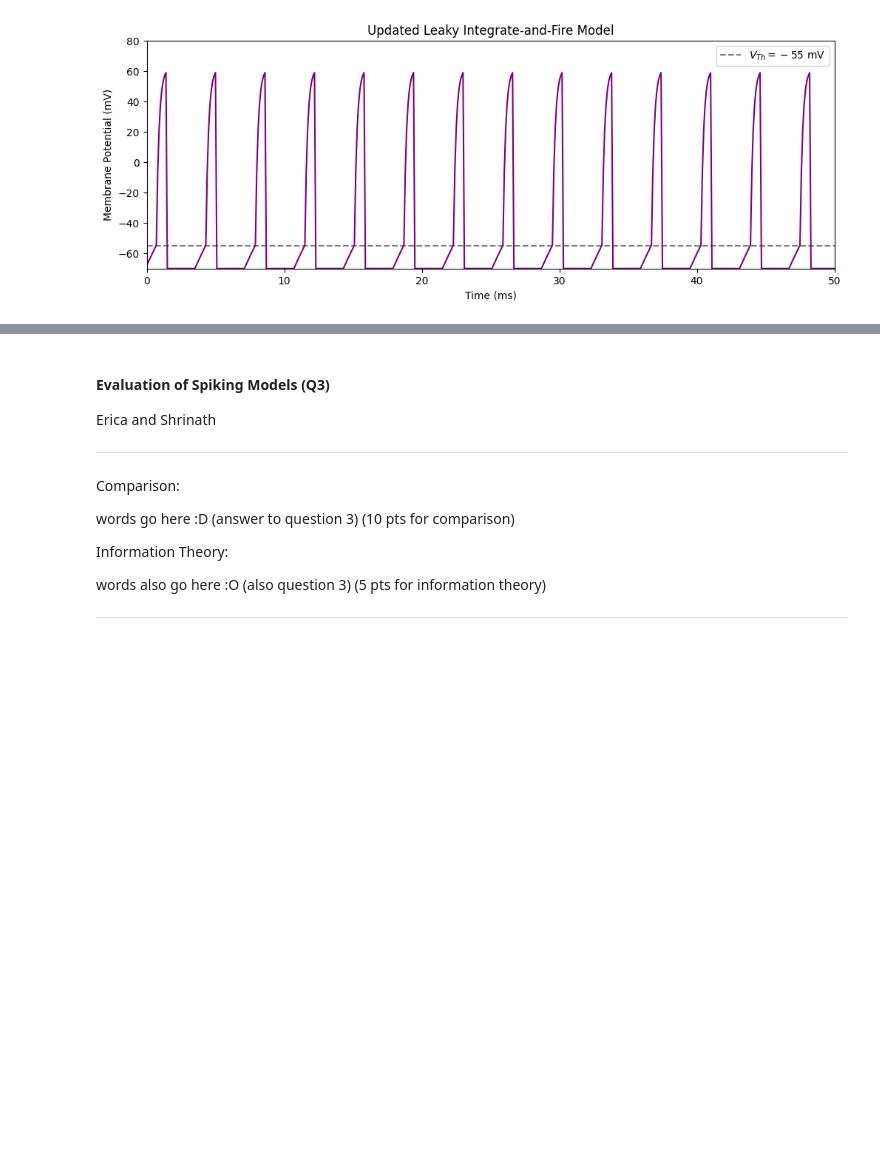
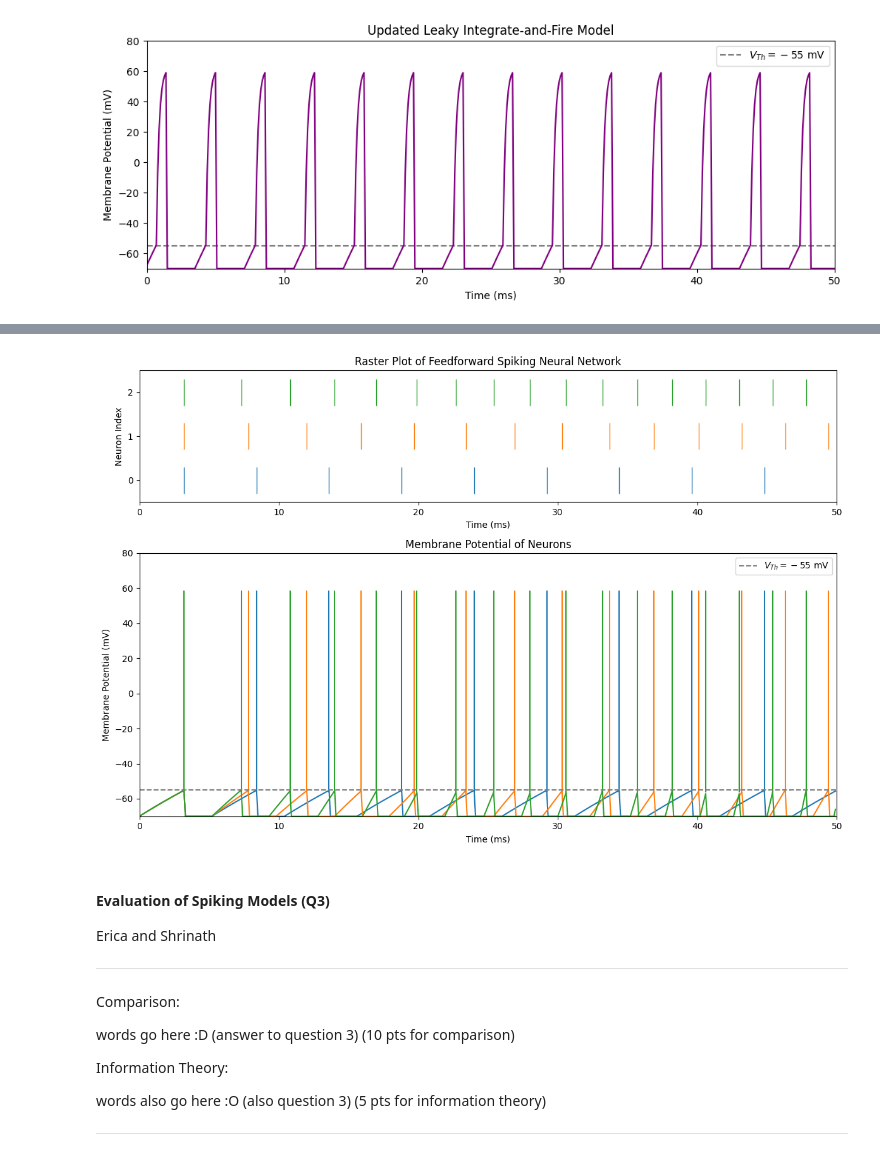
Before and after one commit to jmiller458/neur3002, a Jupyter notebook: NEUR 3002 Unit 1 Project.ipynb, the cells around one changed output, grey strips where cells are left out. Cells and saved outputs as stored; diff of their text form; code cells hidden in the pictures; blank space fills up the shorter version.

```diff
--- a/NEUR 3002 Unit 1 Project.ipynb
+++ b/NEUR 3002 Unit 1 Project.ipynb
@@ -76,15 +76,6 @@ def simulate_lif_neuron(neuron, currents, dt=0.1, duration=100):
 ampltiude = 200
 currents = np.ones(1000)*ampltiude                                                                  # 1000 * dt = 100 ms
 
-'''
-# For Madison and Pranati, this code might help as a starting point for constructing different inputs
-currents = np.zeros(1000)
-for i in range(len(currents)):
-    if i % 40 == 0:
-        pulse_width = 10 # 2 ms
-        currents[i:i+pulse_width] = np.ones(pulse_width)*ampltiude
-'''
-
 neuron = LIFNeuron()
 time, voltages, spike_times = simulate_lif_neuron(neuron, currents)
 
@@ -237,3 +180,76 @@ show()
+# %%
+from brian2 import *
+
+# Set up the network parameters
+num_neurons = 3
+sim_duration = 50 * ms
+threshold = -55 * mV  # Threshold for spike generation
+reset_value = -70 * mV  # Reset value for membrane potential
+tau_membrane = 20 * ms  # Membrane time constant
+
+# Define the model equations for neurons
+neuron_eqs = '''
+dv/dt = (-(v - v_rest) + I_syn) / tau_membrane : volt (unless refractory)
+I_syn : volt
+'''
+
+# Define network parameters
+v_rest = -70 * mV  # Resting membrane potential
+
+# Create the neuron group
+neurons = NeuronGroup(num_neurons, model=neuron_eqs, threshold='v > threshold', reset='v = reset_value', refractory=2 * ms)
+
+# Set initial conditions
+neurons.v = v_rest
+neurons.I_syn = 100 * mV
+
+# Create synapses connecting neurons in a line with different weights
+synapses = Synapses(neurons, neurons, 'w : volt (constant)', on_pre='I_syn_post += w')
+synapses.connect(j='i+1',skip_if_invalid=True)  # Connect neurons in a line, skipping self-connections
+synapses.w = [0.02*1000, 0.05*1000] * mV  # Different positive synaptic weights
+
+# Set up a monitor to record spikes and membrane potential
+spike_monitor = SpikeMonitor(neurons)
+state_monitor = StateMonitor(neurons, 'v', record=True)
+
+# Run the simulation
+net = Network(neurons, synapses, spike_monitor, state_monitor)
+net.run(sim_duration)
+
+fig, axs = subplots(2,1,height_ratios=[1, 2],figsize=(12,8))
+
+# Plot raster plot
+for i in range(num_neurons):
+    axs[0].plot(spike_monitor.t[spike_monitor.i == i]/ms, [i] * len(spike_monitor.t[spike_monitor.i == i]),
+                 '|', markersize=30, label=f'Neuron {i}')
+axs[0].set_xlim([0,50])
+axs[0].set_ylim([-0.5,2.5])
+axs[0].set_xlabel('Time (ms)')
+axs[0].set_ylabel('Neuron Index')
+axs[0].set_yticks([0,1,2])
+axs[0].set_title('Raster Plot of Feedforward Spiking Neural Network')
+
+# Plot membrane potential of output neurons
+for i in range(num_neurons):
+    axs[1].plot(state_monitor.t/ms, state_monitor.v[i]/mV)
+for i in range(num_neurons):
+    if i==0:
+        axs[1].eventplot(spike_monitor.t[spike_monitor.i == i]/ms,color='tab:blue',linelengths=115)
+    if i==1:
+        axs[1].eventplot(spike_monitor.t[spike_monitor.i == i]/ms,color='tab:orange',linelengths=115)
+    if i==2:
+        axs[1].eventplot(spike_monitor.t[spike_monitor.i == i]/ms,color='tab:green',linelengths=115)
+axs[1].axhline(threshold/mV,ls='--',c='gray',label=r'$V_{Th}=-55\text{ mV}$')
+axs[1].set_xlim([0,50])
+axs[1].set_xlabel('Time (ms)')
+axs[1].set_ylabel('Membrane Potential (mV)')
+axs[1].set_title('Membrane Potential of Neurons')
+axs[1].legend(loc='upper right')
+axs[1].set_ylim([reset_value/mV, 80])
+tight_layout()
+show()
+# %% [output]
+[figure, added]
 # %% [markdown]
 #### Evaluation of Spiking Models (Q3)
 
```
Also changed, not shown: parts of 3 cells of this notebook.
